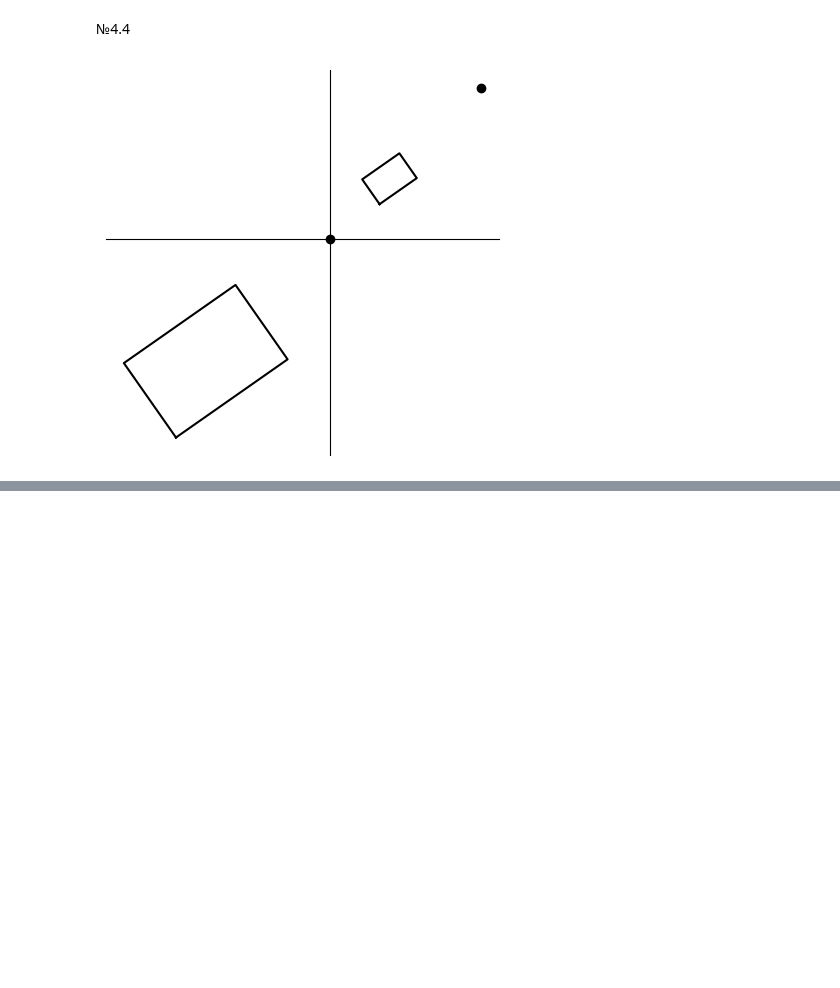
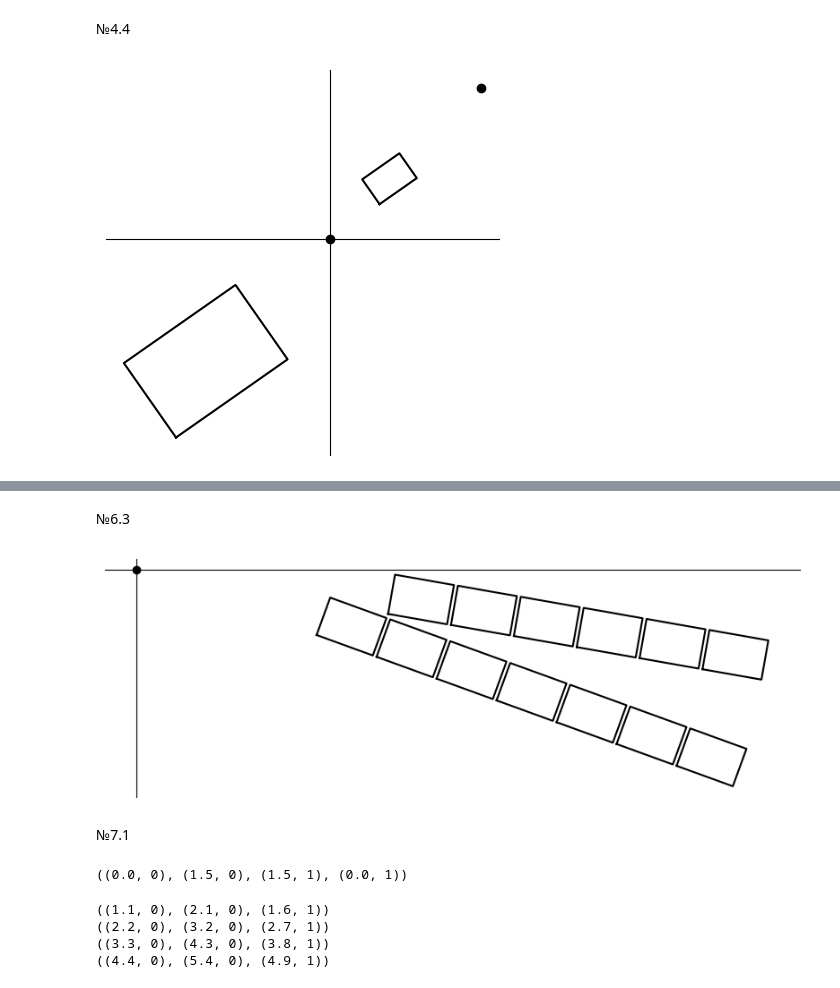
Before and after one commit to wtfgh/figurki, a Jupyter notebook: figurki.ipynb, the cells around one changed output, grey strips where cells are left out. Drawn from its saved outputs; the diff is of its cells as text; code cells hidden in the pictures; blank space fills up the shorter version.

```diff
--- a/figurki.ipynb
+++ b/figurki.ipynb
@@ -173,0 +249,4 @@ plt.show()
+# %%
+def fit_point_inside(polygon, point):
+    if fit_convex_polygons(polygon):
+        return pltpath.Path(polygon).contains_point(point)
@@ -173,0 +259,7 @@ plt.show()
+# %%
+def fit_polygon_angles_inside(polygon, given_polygon):
+    if fit_convex_polygons(polygon):
+        for vertice in given_polygon:
+            if fit_point_inside(polygon, vertice):
+                return False
+    return True
@@ -173,0 +292,30 @@ plt.show()
+# %% [markdown]
+№6.3
+# %%
+fig6, ax6 = plt.subplots(figsize = (10, 5))
+
+ax6.spines['left'].set_position('zero')
+ax6.spines['bottom'].set_position('zero')
+ax6.spines['top'].set_visible(False)
+ax6.spines['right'].set_visible(False)
+ax6.set_xticks([])
+ax6.set_yticks([])
+ax6.scatter(0, 0, color = 'black')
+
+sequence1 = map(functools.partial(tr_rotate, angle = -20), itertools.islice(gen_rectangle(), 10))
+sequence2 = map(functools.partial(tr_rotate, angle = -10), itertools.islice(gen_rectangle(), 10))
+
+for i in map(functools.partial(tr_rotate, angle = -10), itertools.islice(gen_rectangle(), 10)):
+    sequence1 = filter(functools.partial(fit_polygon_angles_inside, given_polygon = i), sequence1)
+
+for i in map(functools.partial(tr_rotate, angle = -20), itertools.islice(gen_rectangle(), 10)):
+    sequence2 = filter(functools.partial(fit_polygon_angles_inside, given_polygon = i), sequence2)
+
+draw_a_sequence_of_shapes(ax6, itertools.chain(sequence1, sequence2))
+
+ax6.set_aspect('equal')
+plt.show()
+# %% [output]
+[figure, added]
+# %% [markdown]
+№7.1
@@ -173,0 +334,31 @@ plt.show()
+# %%
+def d_fit_angle_point(fnc):
+    def wrapper(sequence):
+        fnc(tuple(filter(functools.partial(fit_angle_point, point = (0, 0)), sequence)))
+    return wrapper
+
+@d_fit_angle_point
+def print_a_sequence_of_shapes_2(sequence):
+    for i in sequence:
+        print(i)
+
+print_a_sequence_of_shapes_2(itertools.islice(gen_rectangle(), 5))
+# %% [output]
+((0.0, 0), (1.5, 0), (1.5, 1), (0.0, 1))
+# %%
+def d_fit_square(fnc):
+    def wrapper(sequence):
+        fnc(tuple(filter(functools.partial(fit_square, required_area = 1), sequence)))
+    return wrapper
+
+@d_fit_square
+def print_a_sequence_of_shapes_3(sequence):
+    for i in sequence:
+        print(i)
+
+print_a_sequence_of_shapes_3(itertools.islice(gen_triangle(), 5))
+# %% [output]
+((1.1, 0), (2.1, 0), (1.6, 1))
+((2.2, 0), (3.2, 0), (2.7, 1))
+((3.3, 0), (4.3, 0), (3.8, 1))
+((4.4, 0), (5.4, 0), (4.9, 1))
```
Also changed, not shown: parts of 50 cells of this notebook.
